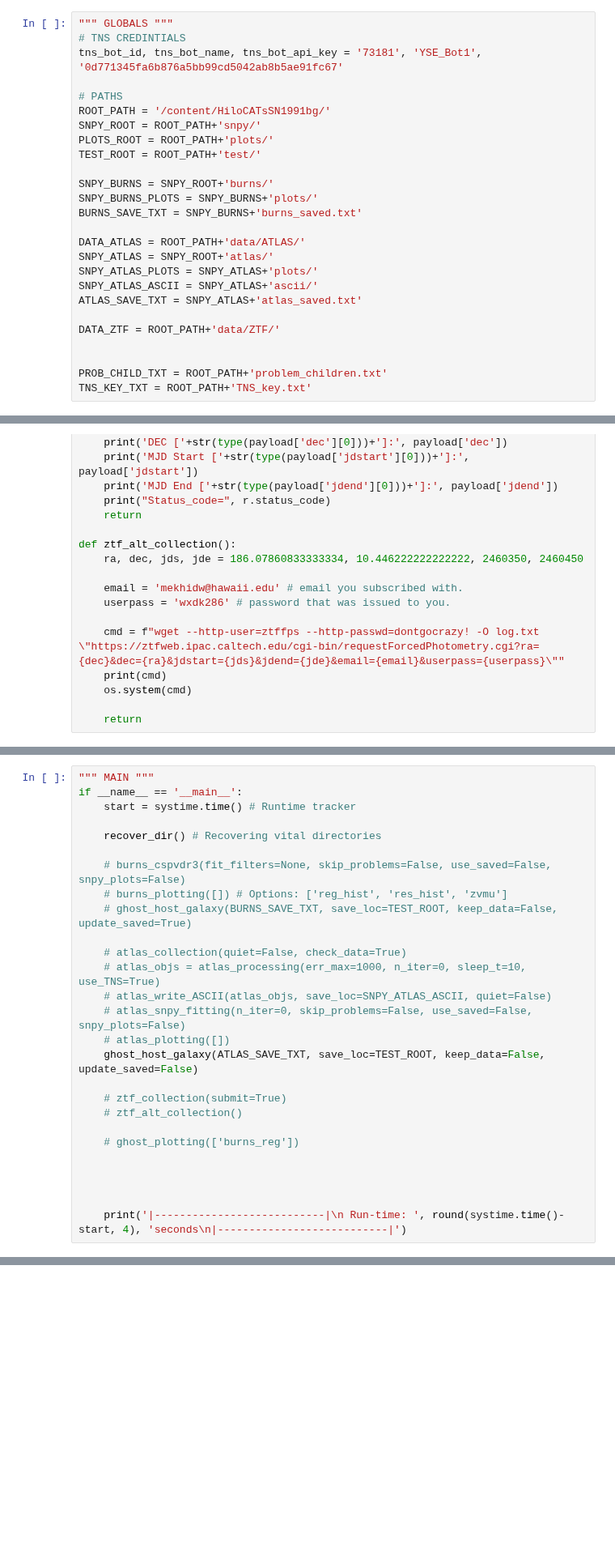
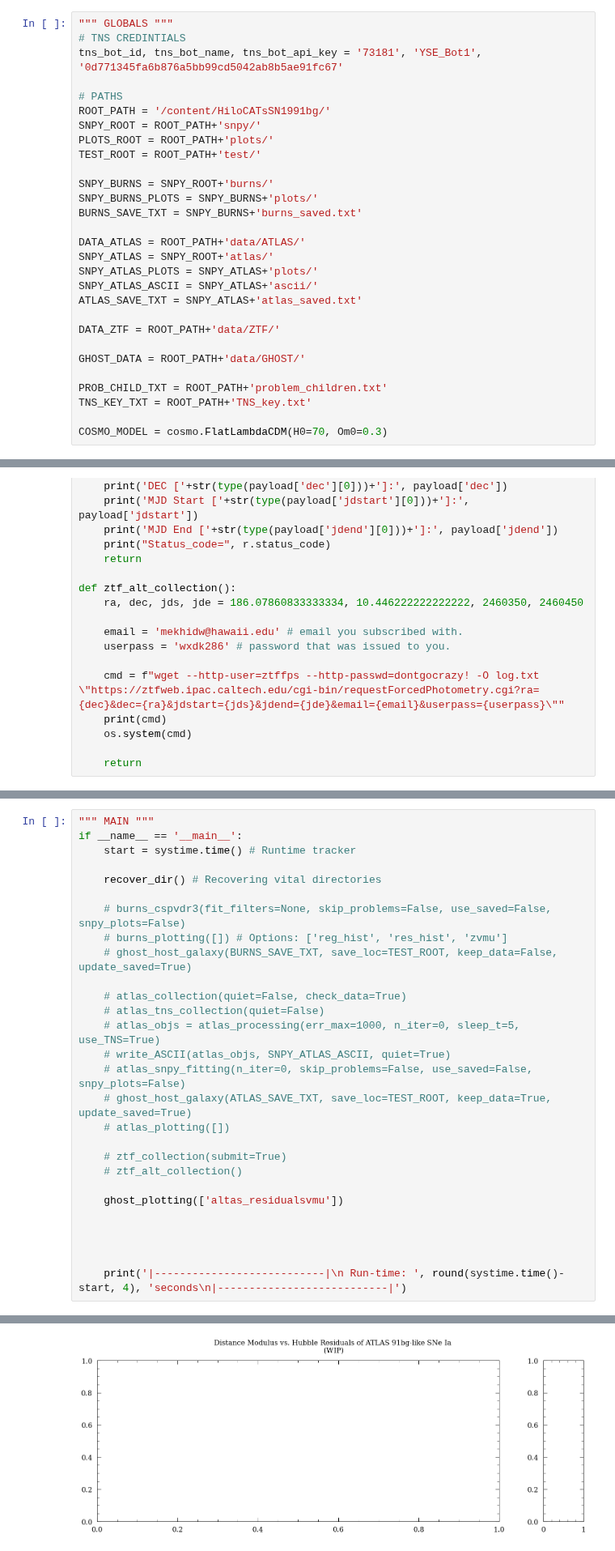
Before and after one commit to mekhi-woods/HiloCATsSN1991bg, a Jupyter notebook: amadeus.ipynb, the cells around one changed output, grey strips where cells are left out. Shown at 81% size. Drawn from its saved outputs; the diff is of its cells as text; blank space fills up the shorter version.

```diff
--- a/amadeus.ipynb
+++ b/amadeus.ipynb
@@ -62,9 +65,12 @@ ATLAS_SAVE_TXT = SNPY_ATLAS+'atlas_saved.txt'
 
 DATA_ZTF = ROOT_PATH+'data/ZTF/'
 
+GHOST_DATA = ROOT_PATH+'data/GHOST/'
 
 PROB_CHILD_TXT = ROOT_PATH+'problem_children.txt'
 TNS_KEY_TXT = ROOT_PATH+'TNS_key.txt'
+
+COSMO_MODEL = cosmo.FlatLambdaCDM(H0=70, Om0=0.3)
 # %%
 """ GENERAL """
 def recover_dir():
@@ -718,16 +820,17 @@ if __name__ == '__main__':
     # ghost_host_galaxy(BURNS_SAVE_TXT, save_loc=TEST_ROOT, keep_data=False, update_saved=True)
 
     # atlas_collection(quiet=False, check_data=True)
-    # atlas_objs = atlas_processing(err_max=1000, n_iter=0, sleep_t=10, use_TNS=True)
-    # atlas_write_ASCII(atlas_objs, save_loc=SNPY_ATLAS_ASCII, quiet=False)
+    # atlas_tns_collection(quiet=False)
+    # atlas_objs = atlas_processing(err_max=1000, n_iter=0, sleep_t=5, use_TNS=True)
+    # write_ASCII(atlas_objs, SNPY_ATLAS_ASCII, quiet=True)
     # atlas_snpy_fitting(n_iter=0, skip_problems=False, use_saved=False, snpy_plots=False)
+    # ghost_host_galaxy(ATLAS_SAVE_TXT, save_loc=TEST_ROOT, keep_data=True, update_saved=True)
     # atlas_plotting([])
-    ghost_host_galaxy(ATLAS_SAVE_TXT, save_loc=TEST_ROOT, keep_data=False, update_saved=False)
 
     # ztf_collection(submit=True)
     # ztf_alt_collection()
 
-    # ghost_plotting(['burns_reg'])
+    ghost_plotting(['altas_residualsvmu'])
 
 
 
@@ -860,0 +845 @@ See the caveats in the documentation: https://pandas.pydata.org/pandas-docs/stab
+[figure, added]
```
Also changed, not shown: parts of 6 cells of this notebook.
